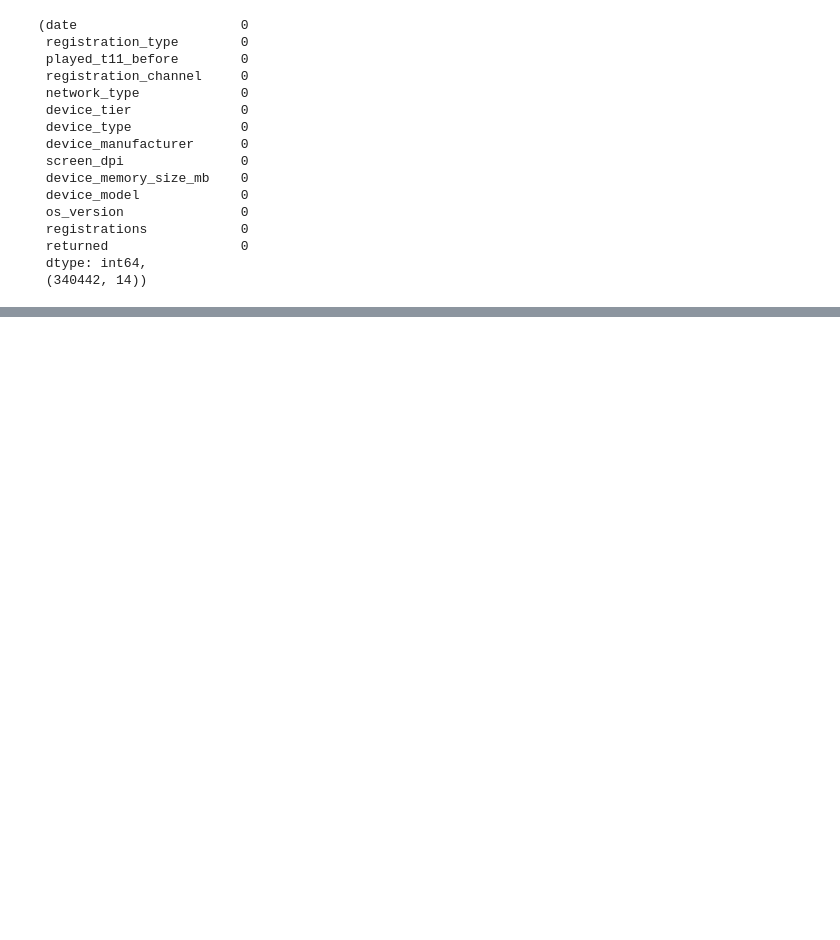
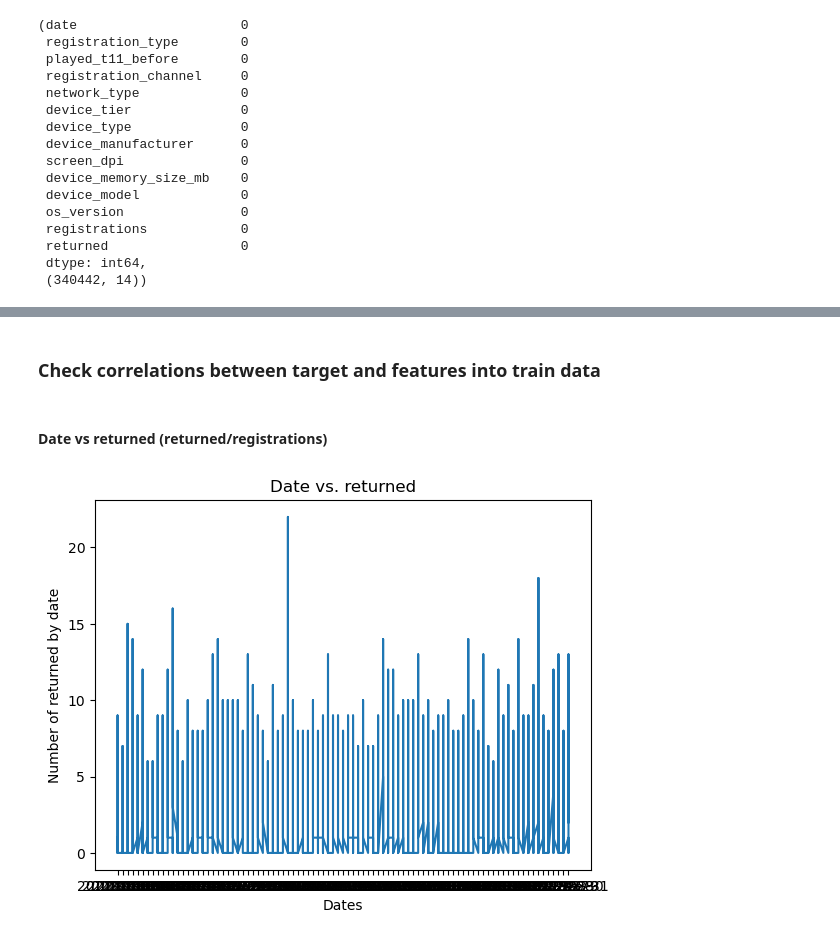
Before and after one commit to alexiandra97/T11-ML-project, a Jupyter notebook: T11-Machine-learning-model.ipynb, the cells around one changed output, grey strips where cells are left out. Cells and saved outputs as stored; diff of their text form; code cells hidden in the pictures; blank space fills up the shorter version.

Commit message:
plot and turn into numerical values

```diff
--- a/T11-Machine-learning-model.ipynb
+++ b/T11-Machine-learning-model.ipynb
@@ -284,6 +270,7 @@ df.isnull().sum(), df.shape
 # %%
 df['month'] = pd.DatetimeIndex(df['date']).month
 df['day_of_week'] = pd.DatetimeIndex(df['date']).dayofweek
+df['day_of_month'] = pd.DatetimeIndex(df['date']).day
 # %%
 df.isnull().sum(), df.shape
 # %% [output]
@@ -310 +317,6 @@ df.isnull().sum(), df.shape
+# %%
+df['device_brand'] = df['device_model'].str.split(' ').str[0]
+# %%
+df.drop('device_brand', axis=1, inplace=True)
+# I've realized so late we have similar column
 # %%
@@ -318,0 +350,3 @@ df.tail()
+# %%
+df_test = df[df.month == 9]
+df_train = df[df.month != 9]
@@ -318,0 +366,12 @@ df.tail()
+# %% [markdown]
+### Check correlations between target and features into train data
+# %% [markdown]
+#### Date vs returned (returned/registrations)
+# %%
+fig, ax = plt.subplots()
+ax.plot(df_train.date, df_train.returned);
+ax.set(title="Date vs. returned",
+      ylabel="Number of returned by date",
+      xlabel="Dates");
+# %% [output]
+[figure, added]
```
Also changed, not shown: parts of 36 cells of this notebook.
